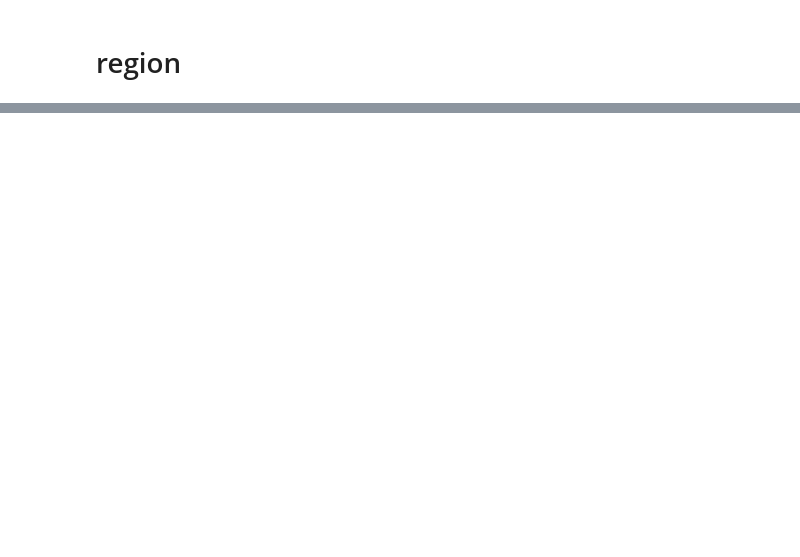
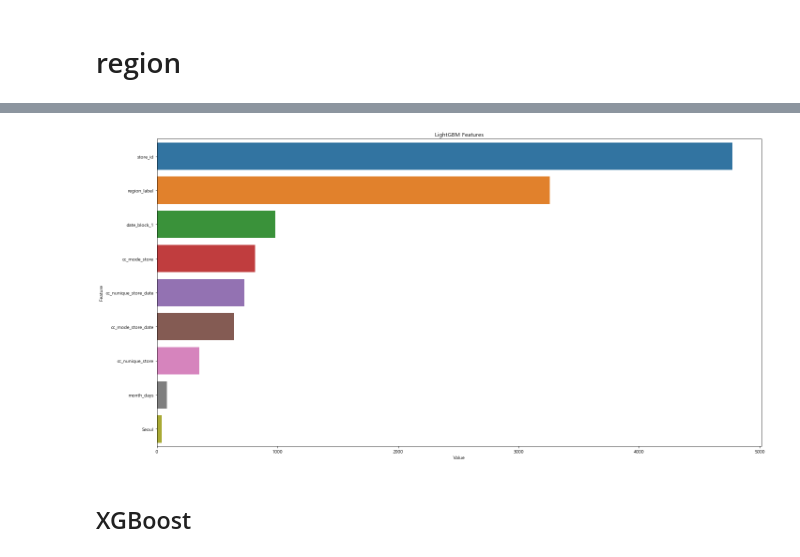
Before and after one commit to miniii222/Dacon, a Jupyter notebook: Mission9_Funda/20190806_modeling.ipynb, the cells around one changed output, grey strips where cells are left out. Drawn from its saved outputs; the diff is of its cells as text; code cells hidden in the pictures; blank space fills up the shorter version.

```diff
--- a/Mission9_Funda/20190806_modeling.ipynb
+++ b/Mission9_Funda/20190806_modeling.ipynb
@@ -301,0 +415,3 @@ dt.shape
+# %%
+dt = pd.read_pickle(path + 'dt.pkl')
+train = pd.read_pickle(path + 'train2.pkl')
@@ -301,0 +424,12 @@ dt.shape
+# %%
+X_train = dt[dt.date_block_1 <= 30].drop('amount', axis = 1)
+y_train = dt.loc[dt.date_block_1 <= 30, 'amount']
+
+X_valid = dt[(dt.date_block_1 > 30) & (dt.date_block_1 <= 33)].drop('amount', axis = 1)
+y_valid = dt.loc[(dt.date_block_1 > 30) & (dt.date_block_1 <= 33), 'amount']
+
+X_test = dt[dt.date_block_1 > 33].drop('amount', axis = 1)
+
+print('train data shape : ', X_train.shape, y_train.shape)
+print('valid data shape : ', X_valid.shape, y_valid.shape)
+print('test data shape : ', X_test.shape)
@@ -301,0 +449,6 @@ dt.shape
+# %%
+from lightgbm import LGBMRegressor
+lgb = LGBMRegressor(njobs = -1, n_estimators=500)
+# %%
+lgb.fit(X_train, y_train, eval_metric='mae', eval_set=[(X_train, y_train), (X_valid, y_valid)],
+       verbose = 20, early_stopping_rounds=20)
@@ -301,0 +483,12 @@ dt.shape
+# %%
+feature_imp = pd.DataFrame(sorted(zip(lgb.feature_importances_, X_train.columns)), columns=['Value','Feature'])
+
+plt.figure(figsize=(20, 10))
+sns.barplot(x="Value", y="Feature", data=feature_imp.sort_values(by="Value", ascending=False))
+plt.title('LightGBM Features')
+plt.tight_layout()
+plt.show()
+# %% [output]
+[figure, added]
+# %% [markdown]
+## XGBoost
```
Also changed, not shown: parts of 45 cells of this notebook.
